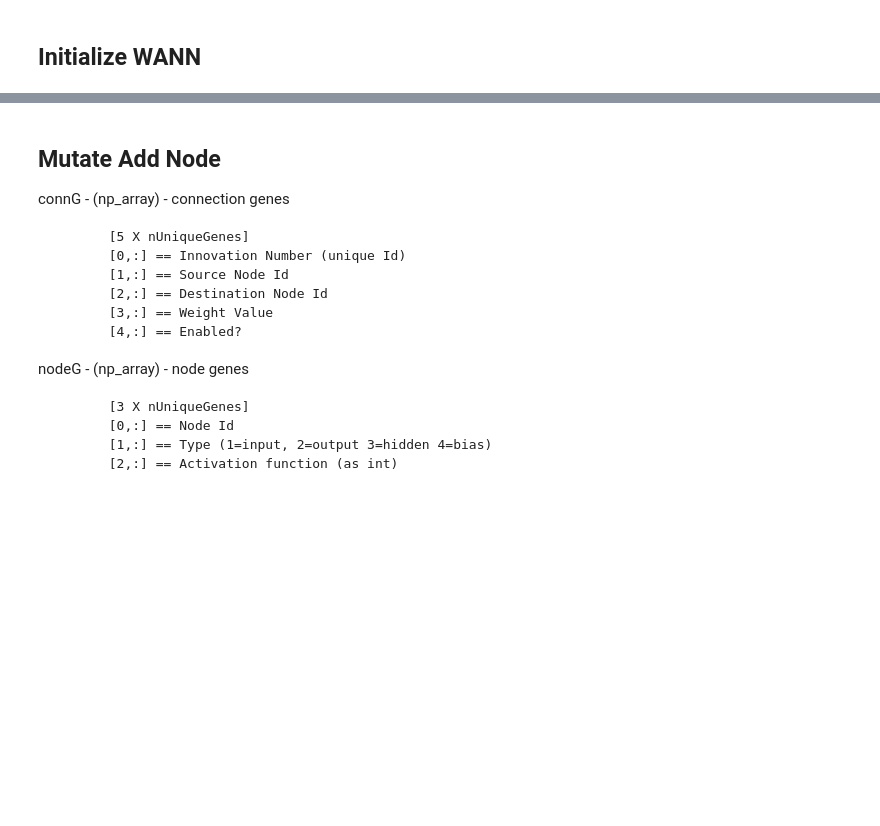
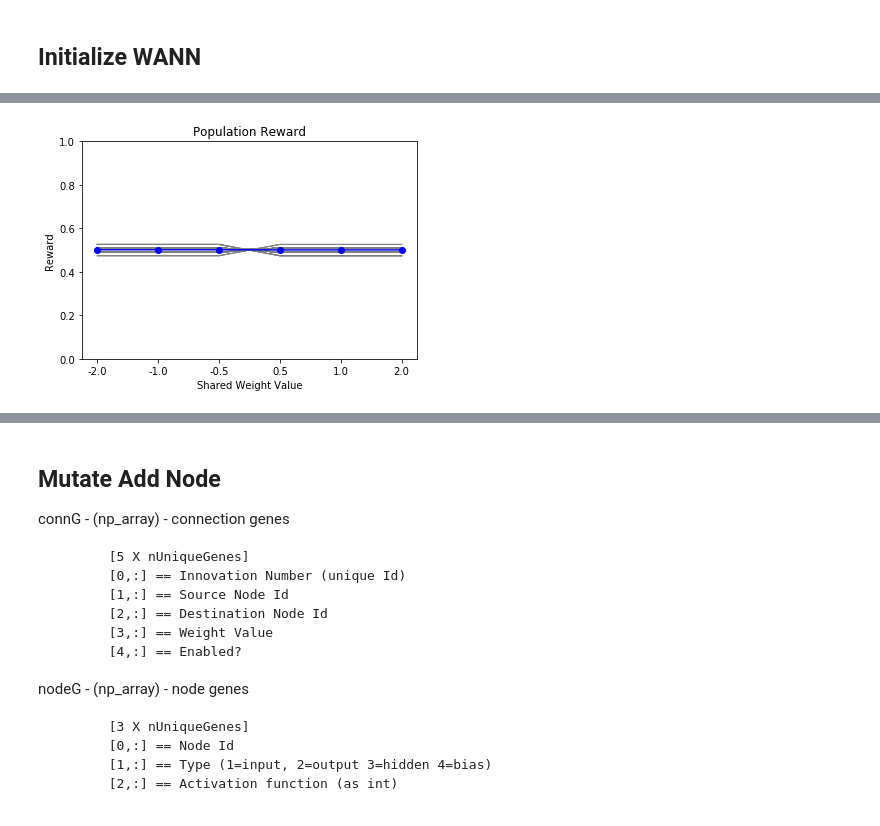
Before and after one commit to google/brain-tokyo-workshop, a Jupyter notebook: WANNRelease/WANN/examples/WANNs.ipynb, the cells around one changed output, grey strips where cells are left out. Saved outputs shown, nothing was run; the diff lists cells and outputs as text; code cells hidden in the pictures; blank space fills up the shorter version.

```diff
--- a/WANNRelease/WANN/examples/WANNs.ipynb
+++ b/WANNRelease/WANN/examples/WANNs.ipynb
@@ -73,0 +66,4 @@ pop = wann.ask()
+# %%
+plotPopReward(pop, task, hyp)
+# %% [output]
+[figure, added]
```
Also changed, not shown: parts of 25 cells of this notebook, 8 other files.
